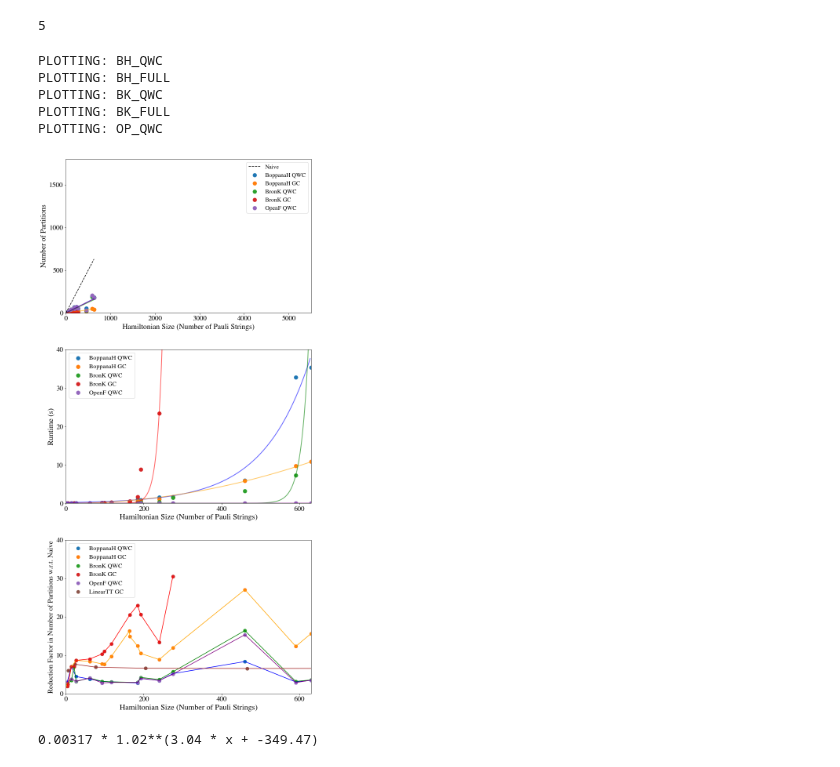
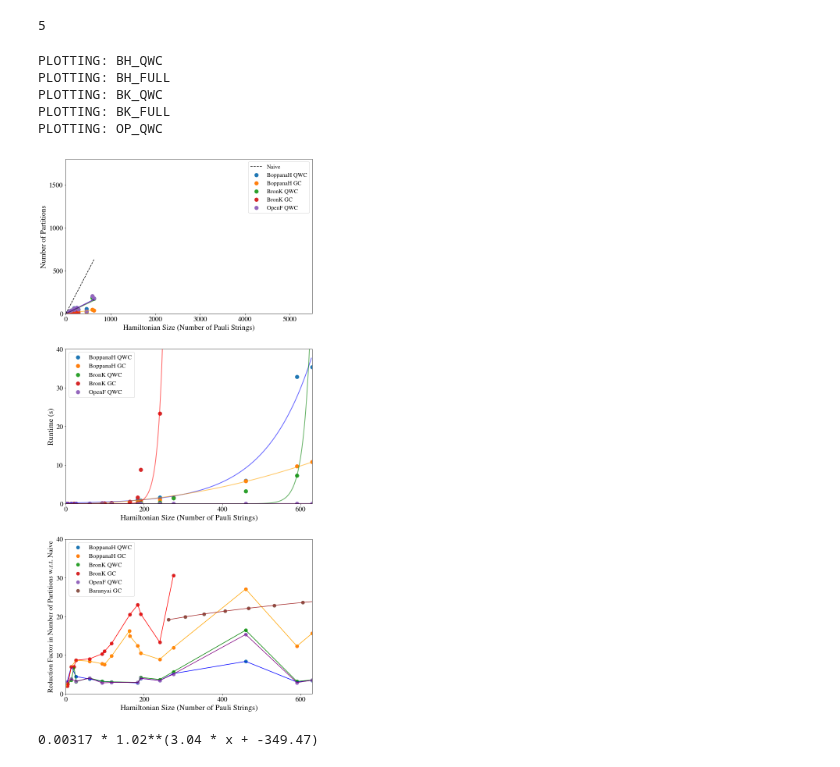
Before and after one commit to teaguetomesh/vqe-term-grouping, a Jupyter notebook: MIN_CLIQUE_COVER_scaling.ipynb, the cells around one changed output. Saved outputs shown, nothing was run; the diff lists cells and outputs as text; code cells hidden in the pictures.

```diff
--- a/MIN_CLIQUE_COVER_scaling.ipynb
+++ b/MIN_CLIQUE_COVER_scaling.ipynb
@@ -336,9 +336,11 @@ for i, bm in enumerate(bmarks):
     ax[2].scatter(terms,reduction,s=70,label=actual_labels[i])
     ax[2].plot(terms,reduction,c=color[i])
 
+num_terms = [262.275106726364, 305.41813444398167, 353.67686466055795, 407.4405534360682, 467.11273138275715, 533.1112036651396, 605.8680500000002, 648.0]
+reduction_factors = [19.142857142857142, 19.885714285714286, 20.628571428571426, 21.37142857142857, 22.114285714285714, 22.857142857142858, 23.6, 24.0]
 
-ax[2].scatter([6.0, 23.0, 76.0, 205.0, 466.0, 931.0], [6.0, 7.67, 6.91, 6.61, 6.56, 6.60], s=70,label='LinearTT GC')
-ax[2].plot([6.0, 23.0, 76.0, 205.0, 466.0, 931.0], [6.0, 7.67, 6.91, 6.61, 6.56, 6.60], c='brown')
+ax[2].scatter(num_terms, reduction_factors, s=70,label='Baranyai GC')
+ax[2].plot(num_terms, reduction_factors, c='brown')
 
 # plot Naive clique partitioning
 ax[0].plot(np.arange(terms[-1]),np.arange(terms[-1]),ls='--',c='k',label='Naive')
@@ -351,34 +353,34 @@ ax[0].set_ylim(0,1800)
 ax[0].locator_params(axis='y',tight=True, nbins=6)
 ax[0].locator_params(axis='x',tight=True, nbins=6)
 
 # set ax1 settings
 #ax[1].set_yscale('log')
 ax[1].set_ylabel('Runtime (s)',fontsize=20)
 ax[1].set_xlabel('Hamiltonian Size (Number of Pauli Strings)',fontsize=20)
 ax[1].legend(fontsize=16)
 ax[1].set_xlim(0,630)
 ax[1].set_ylim(0,40)
 ax[1].locator_params(axis='y',tight=True, nbins=6)
 ax[1].locator_params(axis='x',tight=True, nbins=6)
 
 # set ax2 settings
 ax[2].set_ylabel('Reduction Factor in Number of Partitions w.r.t. Naive',fontsize=18)
 ax[2].set_xlabel('Hamiltonian Size (Number of Pauli Strings)',fontsize=20)
 ax[2].legend(loc='upper left',fontsize=16)
 ax[2].set_xlim(0,630)
 ax[2].set_ylim(0,40)
 ax[2].locator_params(axis='y',tight=True, nbins=6)
 ax[2].locator_params(axis='x',tight=True, nbins=6)
 
 plt.tight_layout()
 plt.savefig('Figures/scaling.pdf',format='pdf')
 # %% [output]
 PLOTTING: BH_QWC
 PLOTTING: BH_FULL
 PLOTTING: BK_QWC
 PLOTTING: BK_FULL
 PLOTTING: OP_QWC
-[figure, old version]
+[figure, new version]
 # %%
 #print(bmarks[3])
 
```
Also changed, not shown: 4 other files.
